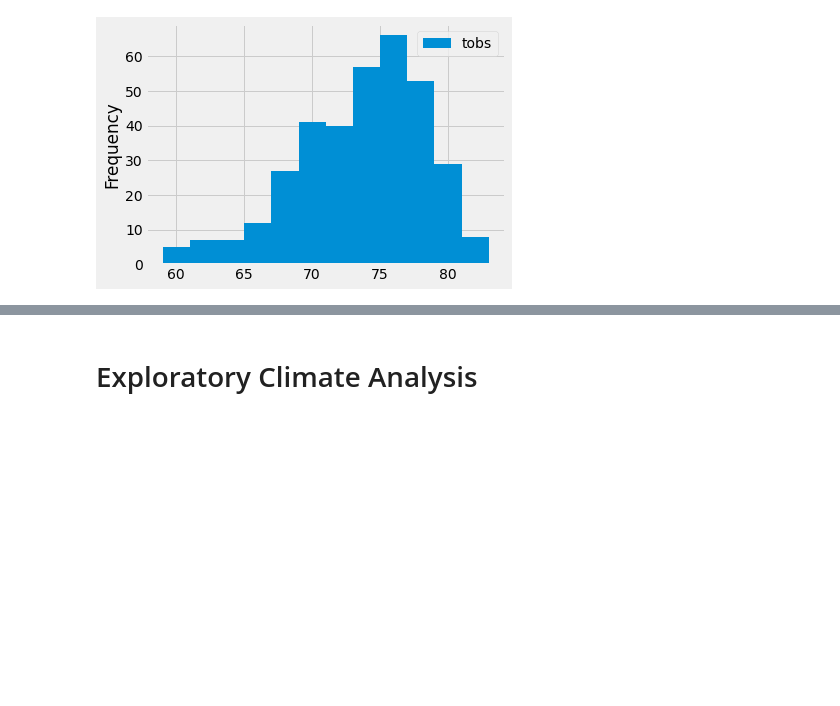
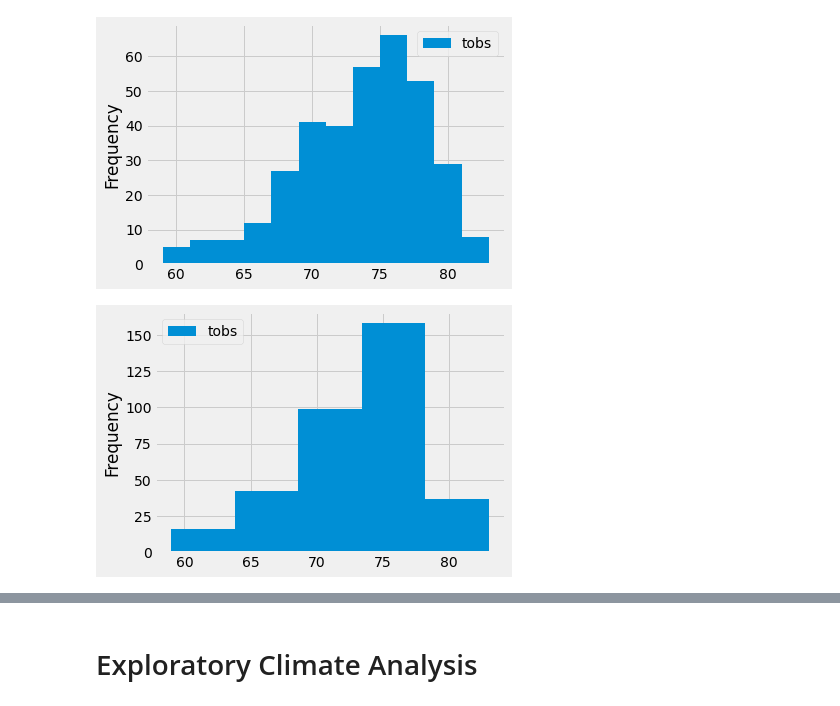
Before and after one commit to colombianguate/surfs_up, a Jupyter notebook: climate_analysis.ipynb, the cells around one changed output, grey strips where cells are left out. Cells and saved outputs as stored; diff of their text form; code cells hidden in the pictures; blank space fills up the shorter version.

```diff
--- a/climate_analysis.ipynb
+++ b/climate_analysis.ipynb
@@ -175,3 +175,10 @@ df.plot.hist(bins=12)
 plt.tight_layout()
 # %% [output]
 [figure]
+# %%
+#skill drill
+
+df.plot.hist(bins=5)
+plt.tight_layout()
+# %% [output]
+[figure, added]
```
Also changed, not shown: parts of 1 cell of this notebook, 1 other file.
